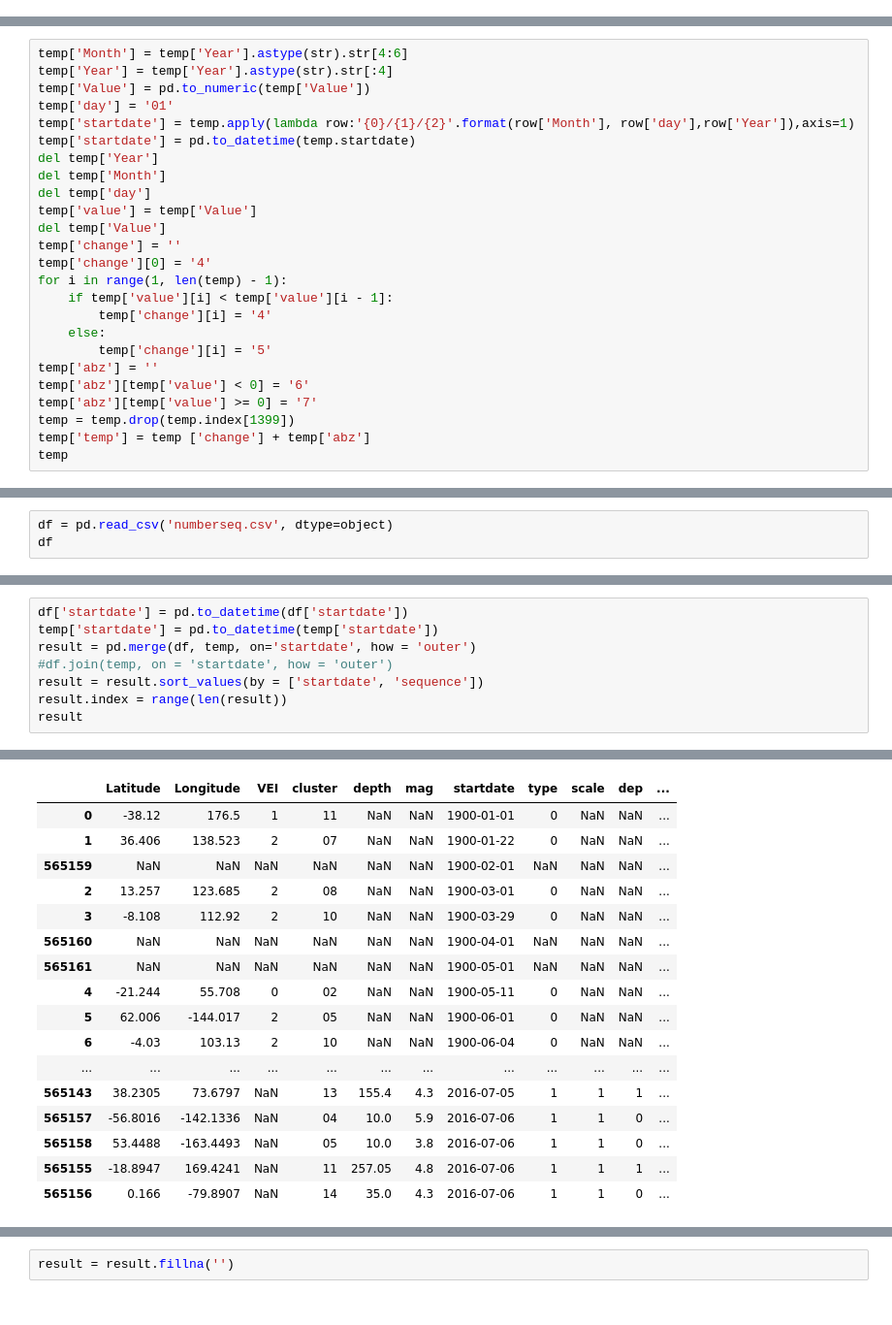
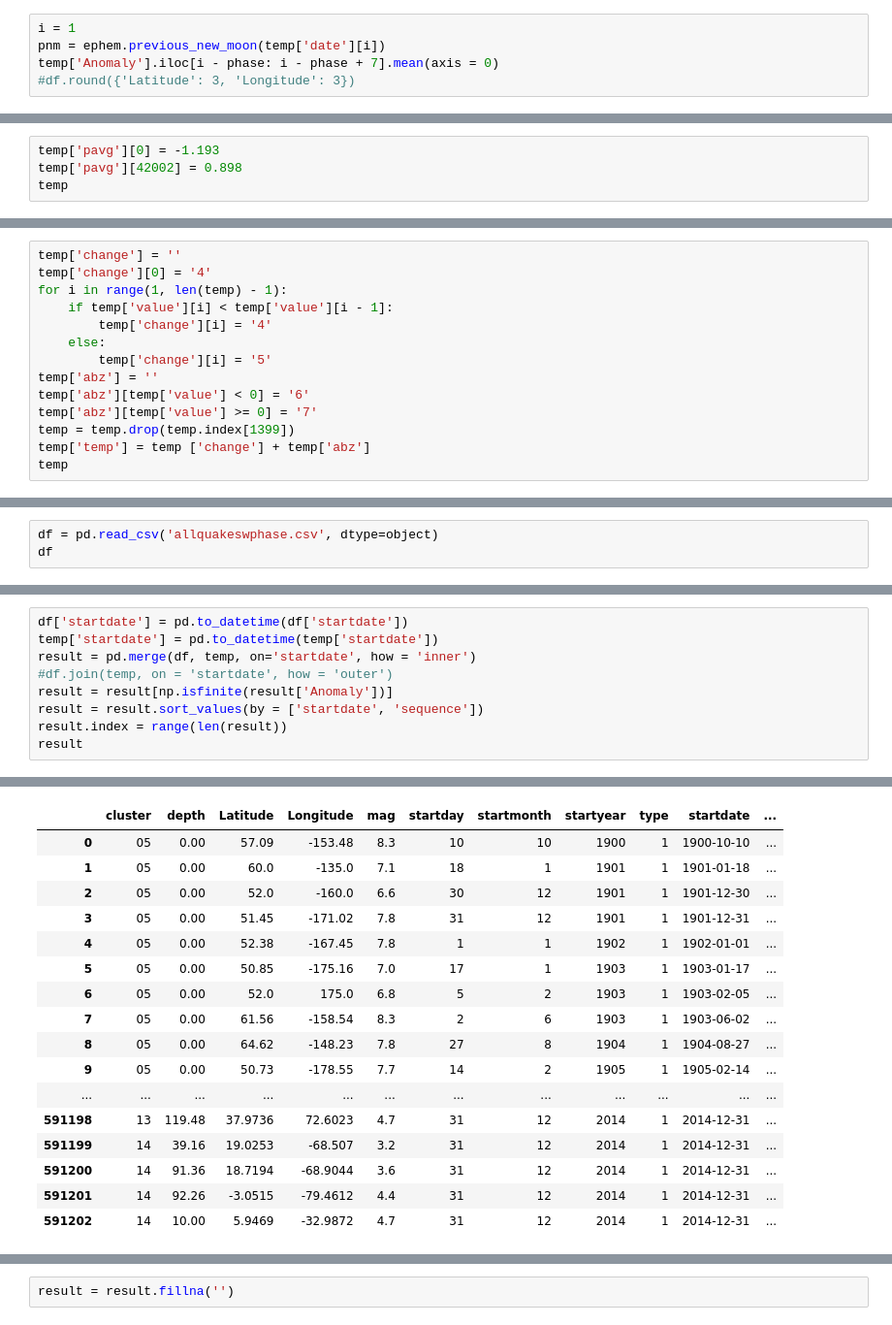
Before and after one commit to cindy233/EarthquakeSequential, a Jupyter notebook: add_temp.ipynb, the cells around one changed output, grey strips where cells are left out. Shown: that part at 97% size. Saved outputs shown, nothing was run; the diff lists cells and outputs as text.

```diff
--- a/add_temp.ipynb
+++ b/add_temp.ipynb
@@ -4,0 +67,5 @@ temp = pd.read_csv('temp.csv', dtype=object)
+# %%
+i = 1
+pnm = ephem.previous_new_moon(temp['date'][i])
+temp['Anomaly'].iloc[i - phase: i - phase + 7].mean(axis = 0)
+#df.round({'Latitude': 3, 'Longitude': 3})
@@ -4,0 +128,4 @@ temp = pd.read_csv('temp.csv', dtype=object)
+# %%
+temp['pavg'][0] = -1.193
+temp['pavg'][42002] = 0.898
+temp
@@ -5,15 +159,4 @@ temp = pd.read_csv('temp.csv', dtype=object)
 # %%
-temp['Month'] = temp['Year'].astype(str).str[4:6]
-temp['Year'] = temp['Year'].astype(str).str[:4]
-temp['Value'] = pd.to_numeric(temp['Value'])
-temp['day'] = '01'
-temp['startdate'] = temp.apply(lambda row:'{0}/{1}/{2}'.format(row['Month'], row['day'],row['Year']),axis=1)
-temp['startdate'] = pd.to_datetime(temp.startdate)
-del temp['Year']
-del temp['Month']
-del temp['day']
-temp['value'] = temp['Value']
-del temp['Value']
 temp['change'] = ''
 temp['change'][0] = '4'
 for i in range(1, len(temp) - 1):
@@ -68,4 +247,4 @@ del temp['abz']
 # %%
-df = pd.read_csv('numberseq.csv', dtype=object)
+df = pd.read_csv('allquakeswphase.csv', dtype=object)
 df
 # %% [output]
@@ -90,8 +269,9 @@ df
 # %%
 df['startdate'] = pd.to_datetime(df['startdate'])
 temp['startdate'] = pd.to_datetime(temp['startdate'])
-result = pd.merge(df, temp, on='startdate', how = 'outer')
+result = pd.merge(df, temp, on='startdate', how = 'inner')
 #df.join(temp, on = 'startdate', how = 'outer')
+result = result[np.isfinite(result['Anomaly'])]
 result = result.sort_values(by = ['startdate', 'sequence'])
 result.index = range(len(result))
 result
@@ -99,17 +284,17 @@ result
-|  | Latitude | Longitude | VEI | cluster | depth | mag | startdate | type | scale | dep | ... |
-| 0 | -38.12 | 176.5 | 1 | 11 | NaN | NaN | 1900-01-01 | 0 | NaN | NaN | ... |
-| 1 | 36.406 | 138.523 | 2 | 07 | NaN | NaN | 1900-01-22 | 0 | NaN | NaN | ... |
-| 565159 | NaN | NaN | NaN | NaN | NaN | NaN | 1900-02-01 | NaN | NaN | NaN | ... |
-| 2 | 13.257 | 123.685 | 2 | 08 | NaN | NaN | 1900-03-01 | 0 | NaN | NaN | ... |
-| 3 | -8.108 | 112.92 | 2 | 10 | NaN | NaN | 1900-03-29 | 0 | NaN | NaN | ... |
-| 565160 | NaN | NaN | NaN | NaN | NaN | NaN | 1900-04-01 | NaN | NaN | NaN | ... |
-| 565161 | NaN | NaN | NaN | NaN | NaN | NaN | 1900-05-01 | NaN | NaN | NaN | ... |
-| 4 | -21.244 | 55.708 | 0 | 02 | NaN | NaN | 1900-05-11 | 0 | NaN | NaN | ... |
-| 5 | 62.006 | -144.017 | 2 | 05 | NaN | NaN | 1900-06-01 | 0 | NaN | NaN | ... |
-| 6 | -4.03 | 103.13 | 2 | 10 | NaN | NaN | 1900-06-04 | 0 | NaN | NaN | ... |
+|  | cluster | depth | Latitude | Longitude | mag | startday | startmonth | startyear | type | startdate | ... |
+| 0 | 05 | 0.00 | 57.09 | -153.48 | 8.3 | 10 | 10 | 1900 | 1 | 1900-10-10 | ... |
+| 1 | 05 | 0.00 | 60.0 | -135.0 | 7.1 | 18 | 1 | 1901 | 1 | 1901-01-18 | ... |
+| 2 | 05 | 0.00 | 52.0 | -160.0 | 6.6 | 30 | 12 | 1901 | 1 | 1901-12-30 | ... |
+| 3 | 05 | 0.00 | 51.45 | -171.02 | 7.8 | 31 | 12 | 1901 | 1 | 1901-12-31 | ... |
+| 4 | 05 | 0.00 | 52.38 | -167.45 | 7.8 | 1 | 1 | 1902 | 1 | 1902-01-01 | ... |
+| 5 | 05 | 0.00 | 50.85 | -175.16 | 7.0 | 17 | 1 | 1903 | 1 | 1903-01-17 | ... |
+| 6 | 05 | 0.00 | 52.0 | 175.0 | 6.8 | 5 | 2 | 1903 | 1 | 1903-02-05 | ... |
+| 7 | 05 | 0.00 | 61.56 | -158.54 | 8.3 | 2 | 6 | 1903 | 1 | 1903-06-02 | ... |
+| 8 | 05 | 0.00 | 64.62 | -148.23 | 7.8 | 27 | 8 | 1904 | 1 | 1904-08-27 | ... |
+| 9 | 05 | 0.00 | 50.73 | -178.55 | 7.7 | 14 | 2 | 1905 | 1 | 1905-02-14 | ... |
 | ... | ... | ... | ... | ... | ... | ... | ... | ... | ... | ... | ... |
-| 565143 | 38.2305 | 73.6797 | NaN | 13 | 155.4 | 4.3 | 2016-07-05 | 1 | 1 | 1 | ... |
-| 565157 | -56.8016 | -142.1336 | NaN | 04 | 10.0 | 5.9 | 2016-07-06 | 1 | 1 | 0 | ... |
-| 565158 | 53.4488 | -163.4493 | NaN | 05 | 10.0 | 3.8 | 2016-07-06 | 1 | 1 | 0 | ... |
-| 565155 | -18.8947 | 169.4241 | NaN | 11 | 257.05 | 4.8 | 2016-07-06 | 1 | 1 | 1 | ... |
-| 565156 | 0.166 | -79.8907 | NaN | 14 | 35.0 | 4.3 | 2016-07-06 | 1 | 1 | 0 | ... |
+| 591198 | 13 | 119.48 | 37.9736 | 72.6023 | 4.7 | 31 | 12 | 2014 | 1 | 2014-12-31 | ... |
+| 591199 | 14 | 39.16 | 19.0253 | -68.507 | 3.2 | 31 | 12 | 2014 | 1 | 2014-12-31 | ... |
+| 591200 | 14 | 91.36 | 18.7194 | -68.9044 | 3.6 | 31 | 12 | 2014 | 1 | 2014-12-31 | ... |
+| 591201 | 14 | 92.26 | -3.0515 | -79.4612 | 4.4 | 31 | 12 | 2014 | 1 | 2014-12-31 | ... |
+| 591202 | 14 | 10.00 | 5.9469 | -32.9872 | 4.7 | 31 | 12 | 2014 | 1 | 2014-12-31 | ... |
```
Also changed, not shown: parts of 25 cells of this notebook, 33 other files.
